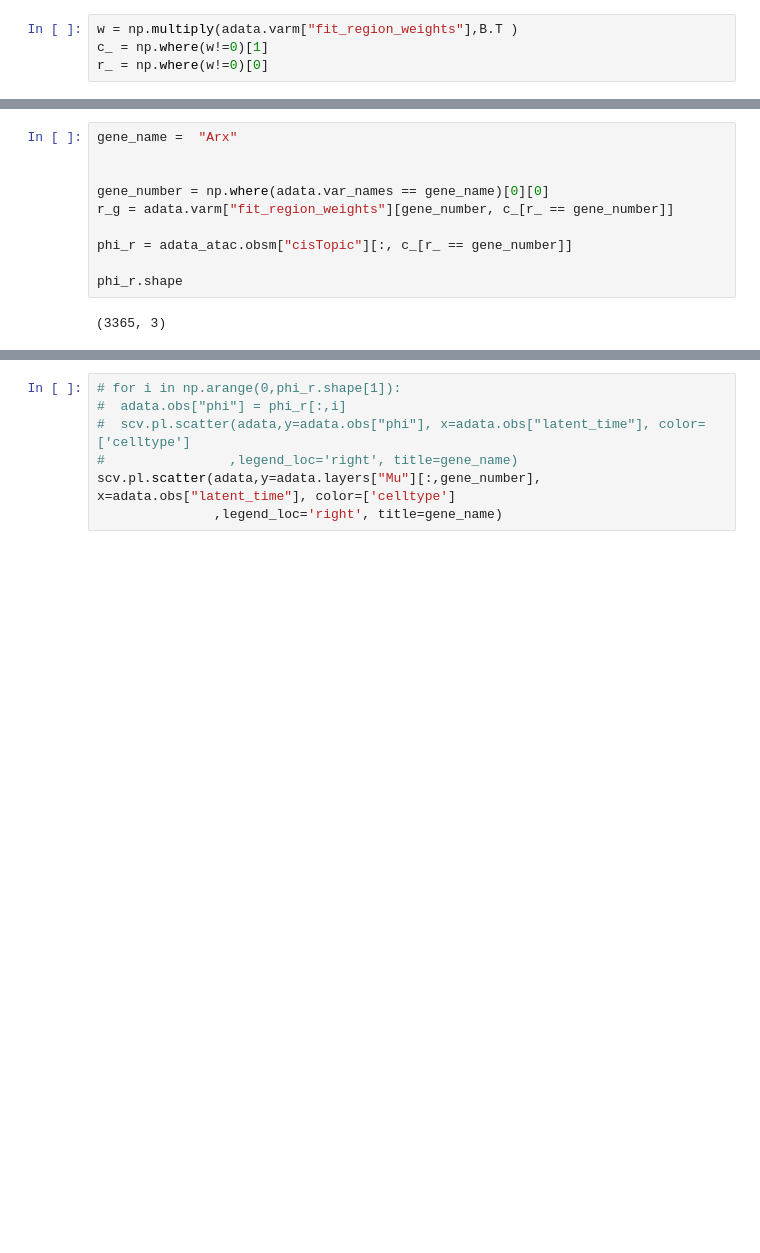
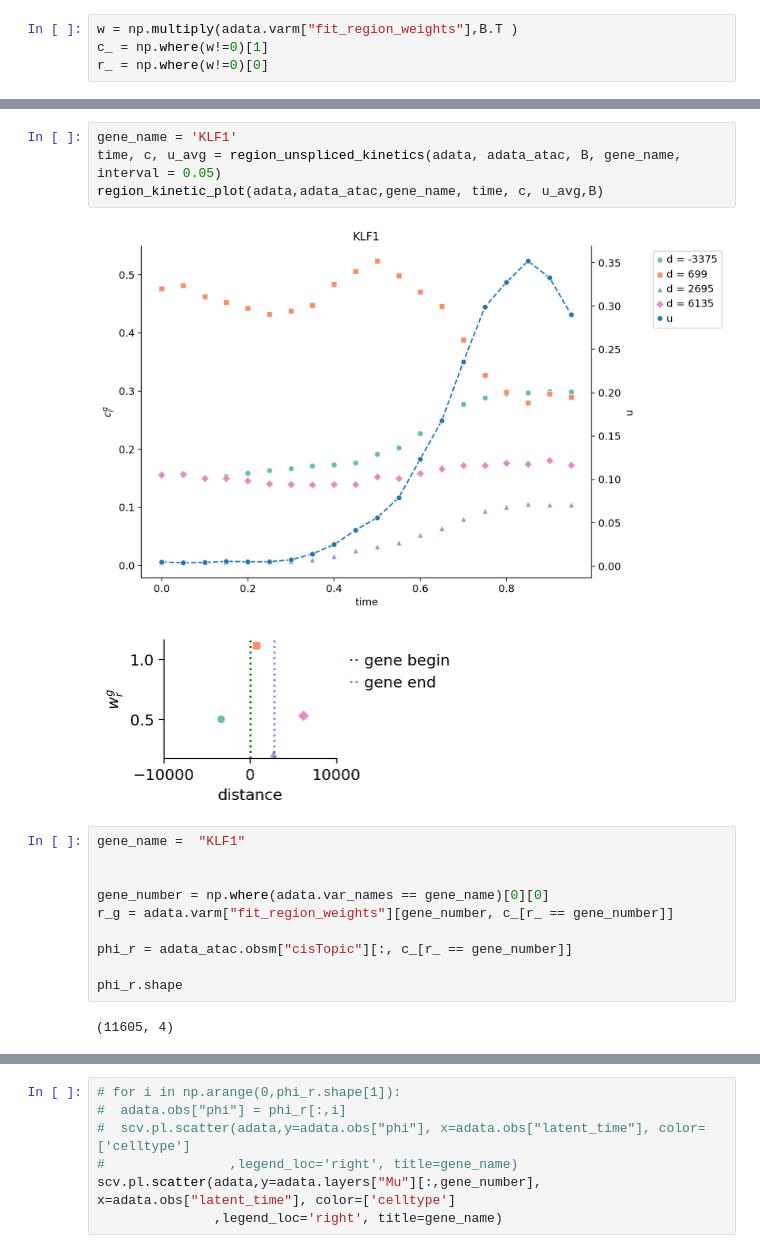
Before and after one commit to StatBiomed/CRAK-Velo, a Jupyter notebook: notebooks/Fitted_regions_genes.ipynb, the cells around one changed output, grey strips where cells are left out. Drawn from its saved outputs; the diff is of its cells as text; blank space fills up the shorter version.

```diff
--- a/notebooks/Fitted_regions_genes.ipynb
+++ b/notebooks/Fitted_regions_genes.ipynb
@@ -198,5 +235,12 @@ r_ = np.where(w!=0)[0]
+# %%
+gene_name = 'KLF1'
+time, c, u_avg = region_unspliced_kinetics(adata, adata_atac, B, gene_name, interval = 0.05)
+region_kinetic_plot(adata,adata_atac,gene_name, time, c, u_avg,B)
+# %% [output]
+[figure, added]
+[figure, added]
 # %%
-gene_name =  "Arx"
+gene_name =  "KLF1"
 
 
 gene_number = np.where(adata.var_names == gene_name)[0][0]
@@ -206,7 +250,7 @@ phi_r = adata_atac.obsm["cisTopic"][:, c_[r_ == gene_number]]
 
 phi_r.shape
 # %% [output]
-(3365, 3)
+(11605, 4)
 # %%
 interval_length = 0.05
 
```
Also changed, not shown: parts of 27 cells of this notebook, 15 other files.
